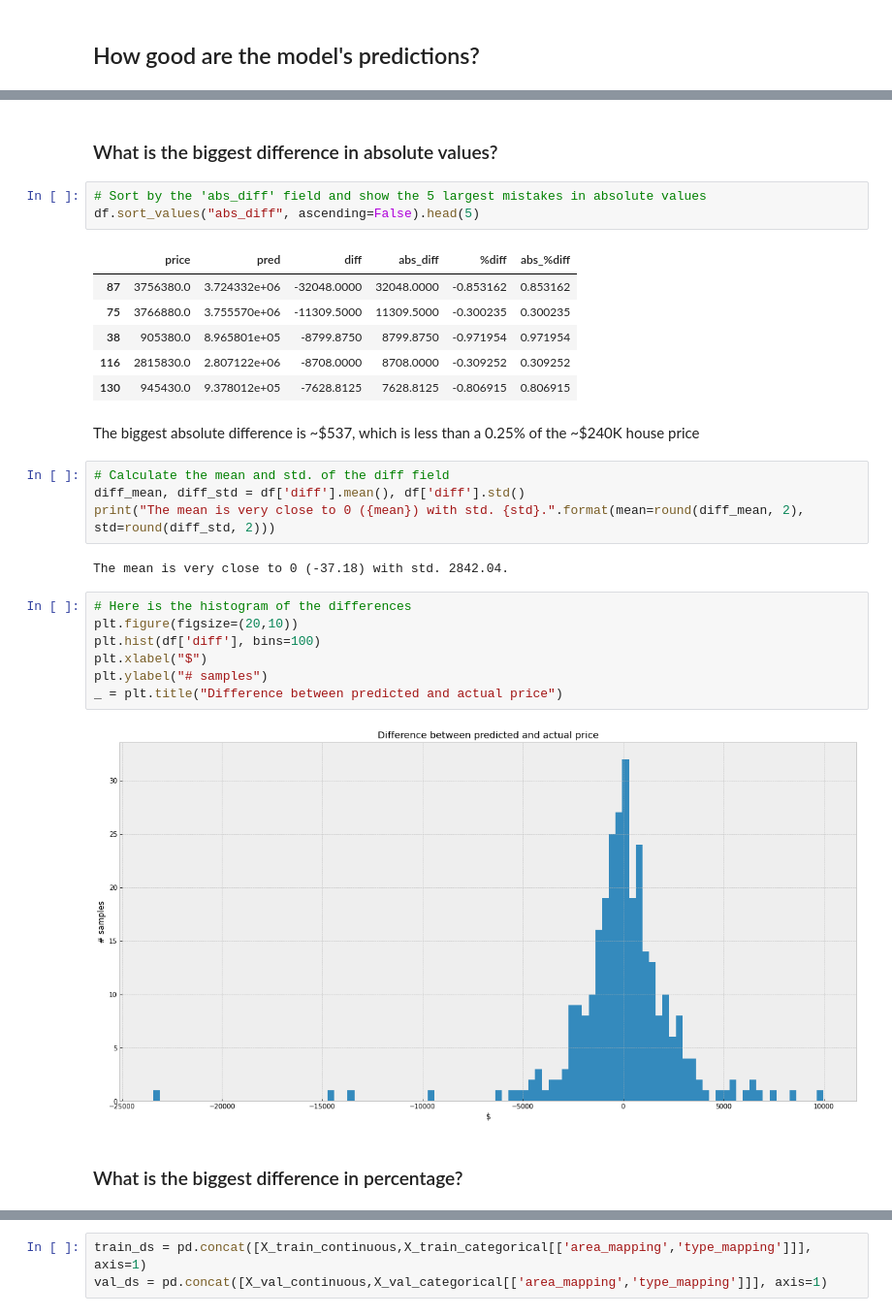
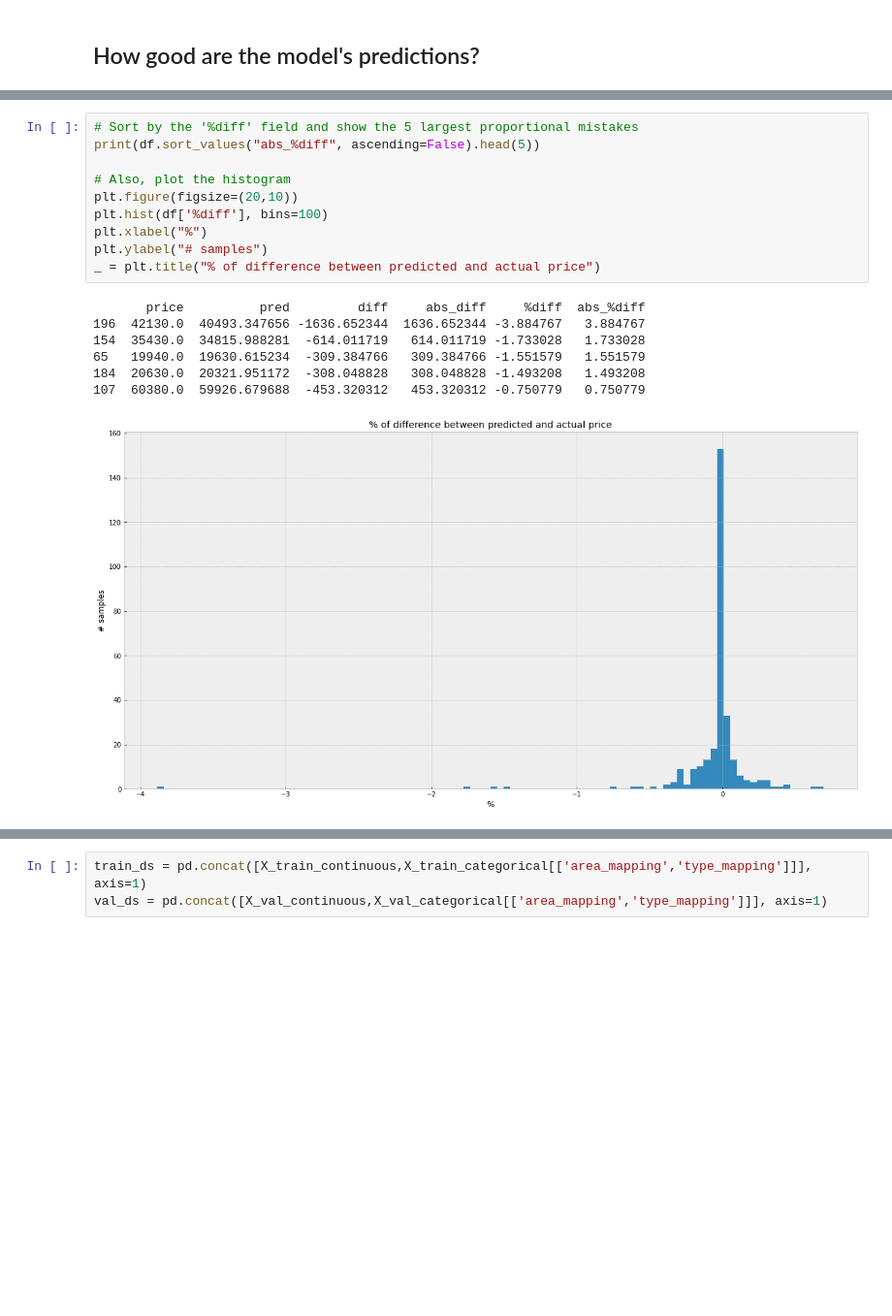
Before and after one commit to dolmani38/non-linear-regression, a Jupyter notebook: Keras - Regression using continuous and categorial variables with embedding.ipynb, the cells around one changed output, grey strips where cells are left out. Shown: that part at 97% size. Saved outputs shown, nothing was run; the diff lists cells and outputs as text; blank space fills up the shorter version.

```diff
--- a/Keras - Regression using continuous and categorial variables with embedding.ipynb
+++ b/Keras - Regression using continuous and categorial variables with embedding.ipynb
@@ -409,31 +470,18 @@ df['abs_%diff'] = np.abs(df['%diff'])
-# %% [markdown]
-### What is the biggest difference in absolute values?
 # %%
-# Sort by the 'abs_diff' field and show the 5 largest mistakes in absolute values
-df.sort_values("abs_diff", ascending=False).head(5)
+# Sort by the '%diff' field and show the 5 largest proportional mistakes
+print(df.sort_values("abs_%diff", ascending=False).head(5))
+
+# Also, plot the histogram
+plt.figure(figsize=(20,10))
+plt.hist(df['%diff'], bins=100)
+plt.xlabel("%")
+plt.ylabel("# samples")
+_ = plt.title("% of difference between predicted and actual price")
 # %% [output]
-|  | price | pred | diff | abs_diff | %diff | abs_%diff |
-| 87 | 3756380.0 | 3.724332e+06 | -32048.0000 | 32048.0000 | -0.853162 | 0.853162 |
-| 75 | 3766880.0 | 3.755570e+06 | -11309.5000 | 11309.5000 | -0.300235 | 0.300235 |
-| 38 | 905380.0 | 8.965801e+05 | -8799.8750 | 8799.8750 | -0.971954 | 0.971954 |
-| 116 | 2815830.0 | 2.807122e+06 | -8708.0000 | 8708.0000 | -0.309252 | 0.309252 |
-| 130 | 945430.0 | 9.378012e+05 | -7628.8125 | 7628.8125 | -0.806915 | 0.806915 |
+       price          pred         diff     abs_diff     %diff  abs_%diff
+196  42130.0  40493.347656 -1636.652344  1636.652344 -3.884767   3.884767
+154  35430.0  34815.988281  -614.011719   614.011719 -1.733028   1.733028
+65   19940.0  19630.615234  -309.384766   309.384766 -1.551579   1.551579
+184  20630.0  20321.951172  -308.048828   308.048828 -1.493208   1.493208
+107  60380.0  59926.679688  -453.320312   453.320312 -0.750779   0.750779
+[figure, added]
-# %% [markdown]
-The biggest absolute difference is ~\$537, which is less than a 0.25% of the ~\$240K house price
-# %%
-# Calculate the mean and std. of the diff field
-diff_mean, diff_std = df['diff'].mean(), df['diff'].std()
-print("The mean is very close to 0 ({mean}) with std. {std}.".format(mean=round(diff_mean, 2), std=round(diff_std, 2)))
-# %% [output]
-The mean is very close to 0 (-37.18) with std. 2842.04.
-# %%
-# Here is the histogram of the differences
-plt.figure(figsize=(20,10))
-plt.hist(df['diff'], bins=100)
-plt.xlabel("$")
-plt.ylabel("# samples")
-_ = plt.title("Difference between predicted and actual price")
-# %% [output]
-[figure, removed]
-# %% [markdown]
-### What is the biggest difference in percentage?
```
Also changed, not shown: parts of 44 cells of this notebook.
